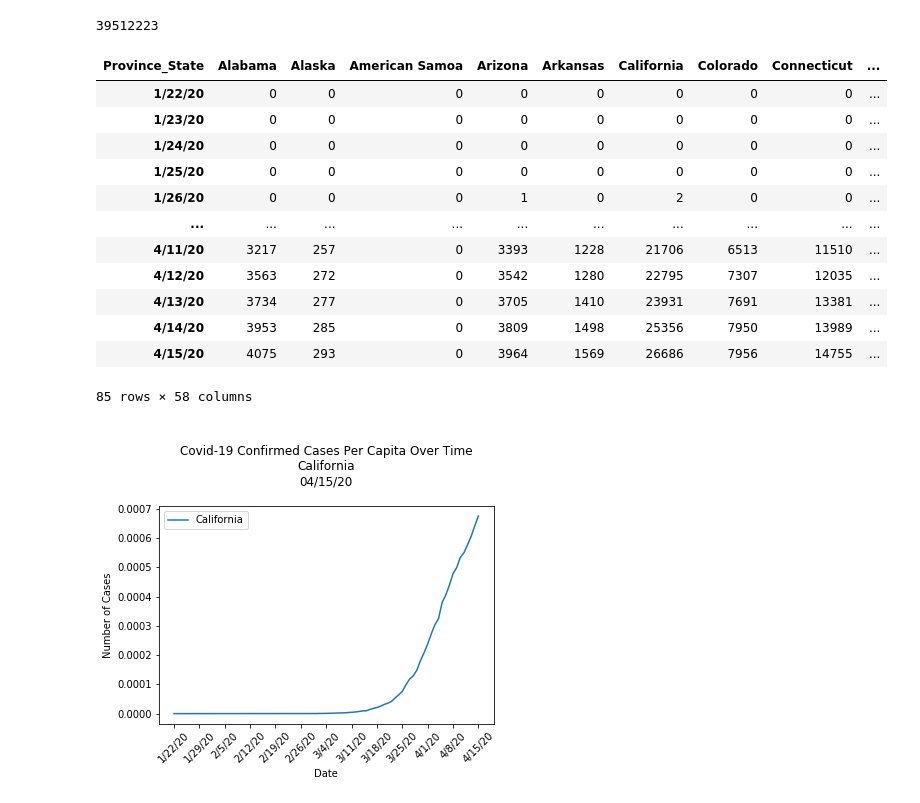
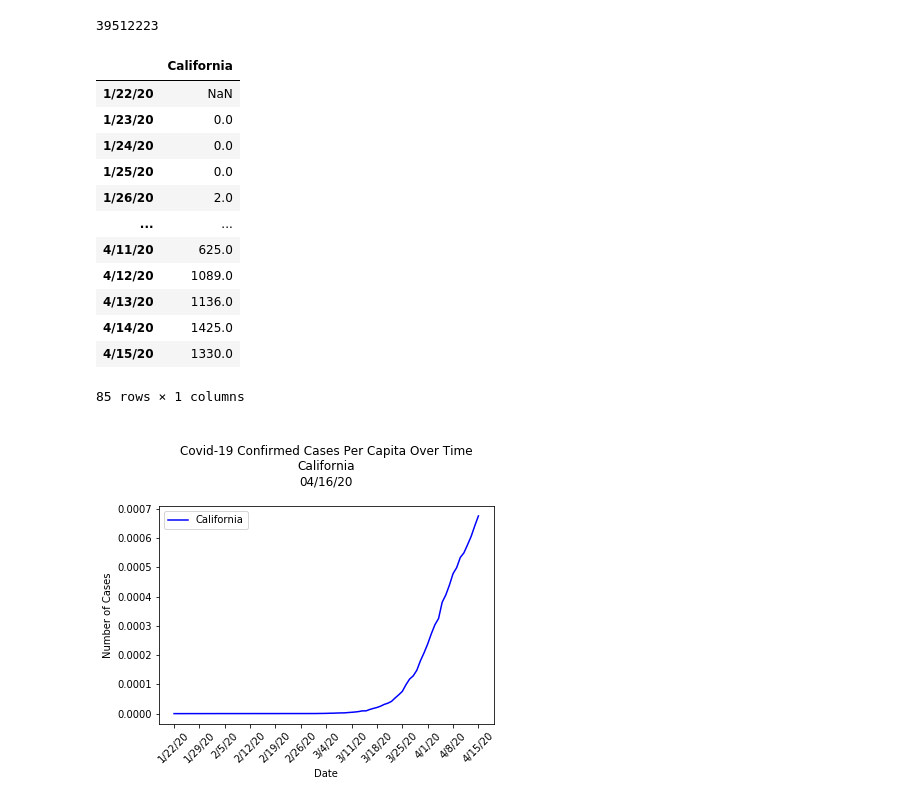
Before and after one commit to aaronrotman/project-one, a Jupyter notebook: main.ipynb, the cells around one changed output. Cells and saved outputs as stored; diff of their text form; code cells hidden in the pictures.

```diff
--- a/main.ipynb
+++ b/main.ipynb
@@ -451,44 +451,48 @@ pivot_group = time_series_group.T
 column_sums = time_series_group.sum()
 # Dataframe of summed columns
 national_df = pd.DataFrame(column_sums)
-national_df
-column_sums
-pivot_group
+cali = pivot_group['California'].copy()
+cali_df = pd.DataFrame(cali)
+
+cali_diff = cali_df.diff()
+cali_diff_df = pd.DataFrame(cali_diff)
+cali_change = cali_df.pct_change()
+cali_change_df = pd.DataFrame(cali_change)
+cali_diff_df
 # %% [output]
-| Province_State | Alabama | Alaska | American Samoa | Arizona | Arkansas | California | Colorado | Connecticut | ... |
-| 1/22/20 | 0 | 0 | 0 | 0 | 0 | 0 | 0 | 0 | ... |
-| 1/23/20 | 0 | 0 | 0 | 0 | 0 | 0 | 0 | 0 | ... |
-| 1/24/20 | 0 | 0 | 0 | 0 | 0 | 0 | 0 | 0 | ... |
-| 1/25/20 | 0 | 0 | 0 | 0 | 0 | 0 | 0 | 0 | ... |
-| 1/26/20 | 0 | 0 | 0 | 1 | 0 | 2 | 0 | 0 | ... |
-| ... | ... | ... | ... | ... | ... | ... | ... | ... | ... |
-| 4/11/20 | 3217 | 257 | 0 | 3393 | 1228 | 21706 | 6513 | 11510 | ... |
-| 4/12/20 | 3563 | 272 | 0 | 3542 | 1280 | 22795 | 7307 | 12035 | ... |
-| 4/13/20 | 3734 | 277 | 0 | 3705 | 1410 | 23931 | 7691 | 13381 | ... |
-| 4/14/20 | 3953 | 285 | 0 | 3809 | 1498 | 25356 | 7950 | 13989 | ... |
-| 4/15/20 | 4075 | 293 | 0 | 3964 | 1569 | 26686 | 7956 | 14755 | ... |
+|  | California |
+| 1/22/20 | NaN |
+| 1/23/20 | 0.0 |
+| 1/24/20 | 0.0 |
+| 1/25/20 | 0.0 |
+| 1/26/20 | 2.0 |
+| ... | ... |
+| 4/11/20 | 625.0 |
+| 4/12/20 | 1089.0 |
+| 4/13/20 | 1136.0 |
+| 4/14/20 | 1425.0 |
+| 4/15/20 | 1330.0 |
-85 rows × 58 columns
+85 rows × 1 columns
 # %%
 # Store the current date
 todays_date = date.today().strftime('%m/%d/%y')
 
 # Plot a time series of the number of cases per capita for California
-cali_line = plt.plot(pivot_group['California']/cali_population, label='California')
-
+cali_line = plt.plot(cali_df/cali_population, label='California', color='blue')
 # Format xticks
-plt.xticks(ticks = range(0, 85, 7), rotation=45)
+plt.xticks(ticks = range(0, len(national_df), 7), rotation=45)
 
 # Plot title, legend and axis labels
 plt.title(f"""
 Covid-19 Confirmed Cases Per Capita Over Time
 California
 {todays_date}
 """)
 plt.xlabel('Date')
 plt.ylabel('Number of Cases')
 plt.legend()
 plt.show()
 # %% [output]
-[figure, old version]
+[figure, new version]
 # %%
 # Plot a time series of the number of cases per capita for the United States and California
```
Also changed, not shown: parts of 3 cells of this notebook.
